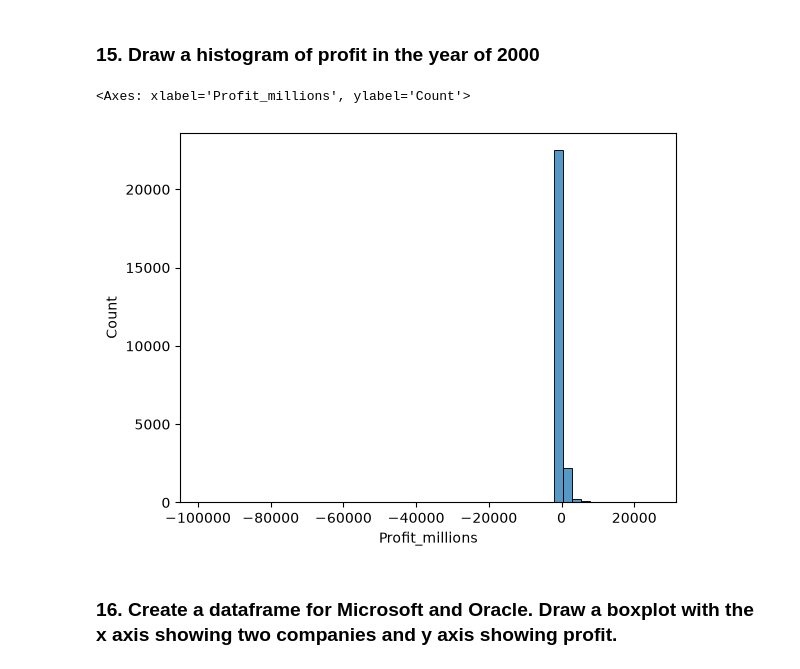
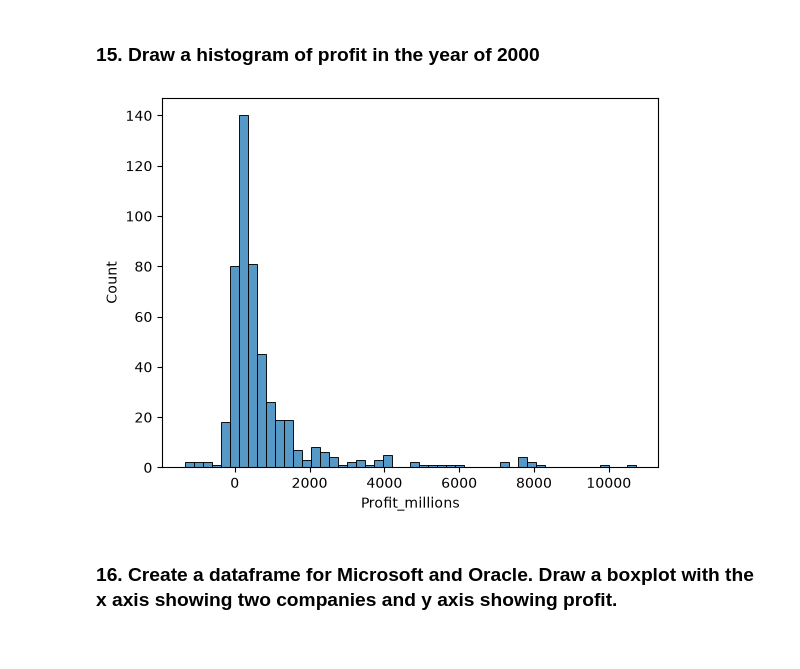
Before and after one commit to yxf9tv/comm4259-work, a Jupyter notebook: lab_03/Lab_03-Exercise.ipynb, the cells around one changed output. Cells and saved outputs as stored; diff of their text form; code cells hidden in the pictures.

```diff
--- a/lab_03/Lab_03-Exercise.ipynb
+++ b/lab_03/Lab_03-Exercise.ipynb
@@ -221,12 +221,12 @@ Name: count, dtype: int64
 # %% [markdown]
 ### 15. Draw a histogram of profit in the year of 2000
 # %%
-profit_in_2000 = df[df["Year"] == 2000].Profit_millions.sum()
+df_2000 = df[df["Year"] == 2000]
 
-sns.histplot(data=df, x="Profit_millions", bins=50)
+sns.histplot(data=df_2000, x="Profit_millions", bins=50)
+plt.show()
 # %% [output]
-<Axes: xlabel='Profit_millions', ylabel='Count'>
-[figure, old version]
+[figure, new version]
 # %% [markdown]
 ### 16. Create a dataframe for Microsoft and Oracle. Draw a boxplot with the x axis showing two companies and y axis showing profit.
 # %%
```
Also changed, not shown: parts of 4 cells of this notebook, 8 other files.
